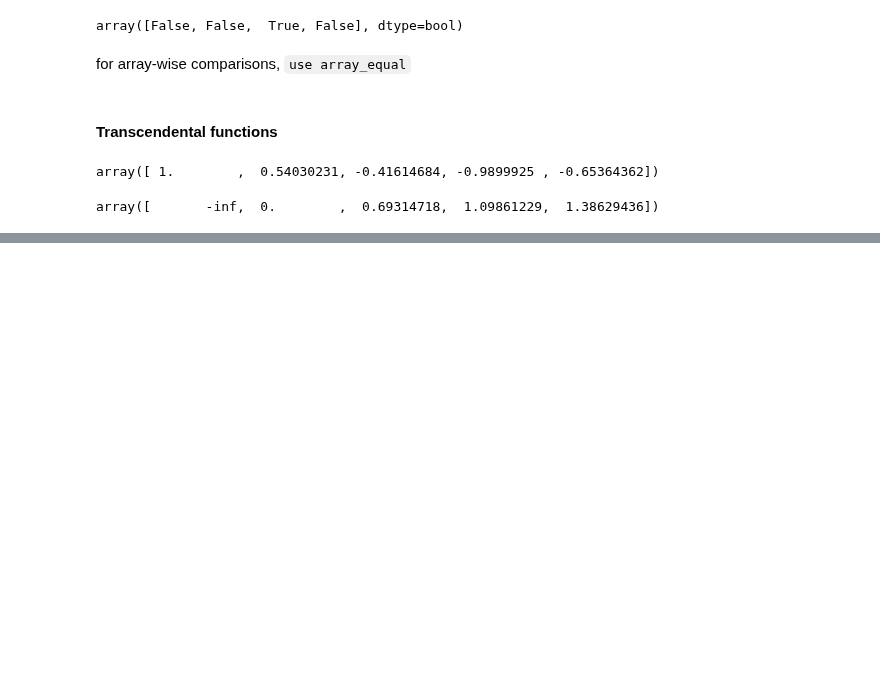
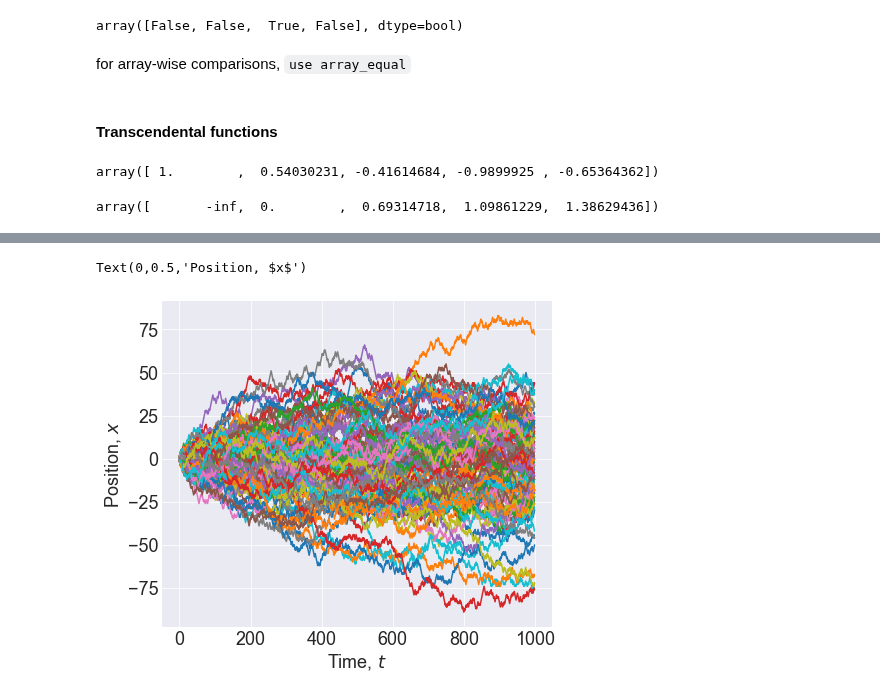
Before and after one commit to hvribeiro/MCSC1, a Jupyter notebook: aulas/01 - Getting Started with Scientific Python.ipynb, the cells around one changed output, grey strips where cells are left out. Drawn from its saved outputs; the diff is of its cells as text; code cells hidden in the pictures; blank space fills up the shorter version.

```diff
--- a/aulas/01 - Getting Started with Scientific Python.ipynb
+++ b/aulas/01 - Getting Started with Scientific Python.ipynb
@@ -2269,0 +2428,9 @@ array([       -inf,  0.        ,  0.69314718,  1.09861229,  1.38629436])
+# %%
+for rw in set100_rw:
+    plt.plot(rw)
+
+plt.xlabel('Time, $t$')
+plt.ylabel('Position, $x$')
+# %% [output]
+Text(0,0.5,'Position, $x$')
+[figure, added]
```
Also changed, not shown: parts of 56 cells of this notebook, 1 other file.
